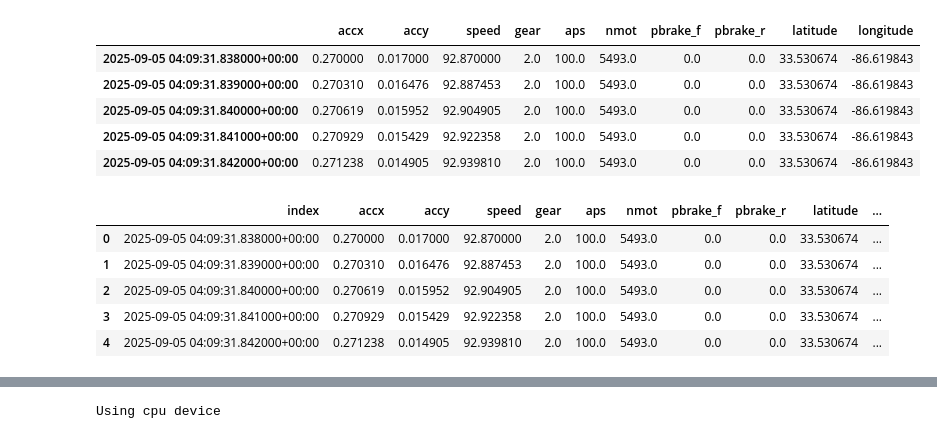
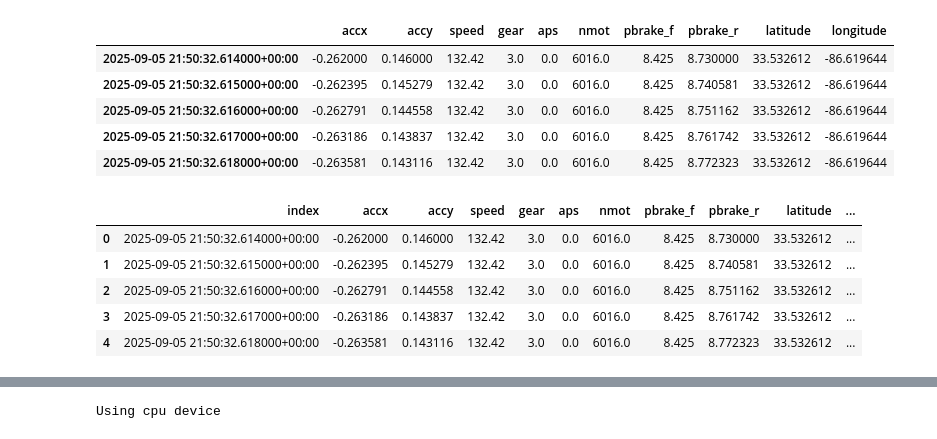
Before and after one commit to UBC-Solar/hack_the_track, a Jupyter notebook: backend/telemetry/data_optimiser_preprocessing.ipynb, the cells around one changed output, grey strips where cells are left out. Saved outputs shown, nothing was run; the diff lists cells and outputs as text; code cells hidden in the pictures.

```diff
--- a/backend/telemetry/data_optimiser_preprocessing.ipynb
+++ b/backend/telemetry/data_optimiser_preprocessing.ipynb
@@ -85,9 +85,9 @@ def combine_dfs_car(telemetry_names, common_index, all_dfs):
 # %%
 #gps data directly from csv file, data is
 import pandas as pd
-vehicle_id = "GR86-022-13"
+vehicle_id = "GR86-002-000"
 df_gps = pd.read_csv(r"C:\Users\sanar\PycharmProjects\hack_the_track\backend\R2_barber_telemetry_data.csv")
-df_gps = df_gps[df_gps['original_vehicle_id'] == "GR86-022-13"]
+df_gps = df_gps[df_gps['original_vehicle_id'] == "GR86-002-000"]
 df_lat = df_gps[df_gps['telemetry_name'] == "VBOX_Lat_Min"]
 df_long = df_gps[df_gps['telemetry_name'] == "VBOX_Long_Minutes"]
 # %%
@@ -139,3 +121,16 @@ df_lat_10s.tail()
+# %%
+#random car
+
+
+
+
+df_gps = pd.read_csv(r"C:\Users\sanar\PycharmProjects\hack_the_track\backend\R2_barber_telemetry_data.csv")
+df_gps = df_gps[df_gps['original_vehicle_id'] == "GR86-025-47"]
+df_lat = df_gps[df_gps['telemetry_name'] == "VBOX_Lat_Min"]
+df_long = df_gps[df_gps['telemetry_name'] == "VBOX_Long_Minutes"]
+# %%
+df_long_car47 = extract_10s(df_long, start_ts = "2025-09-05T21:51:21.487Z", ts_col="timestamp", sample_count=200)
+df_lat_car47 = extract_10s(df_lat, start_ts = "2025-09-05T21:51:21.487Z", ts_col = "timestamp", sample_count=200)
 # %%
 def data_each_car(db, vehicle_id):
     # ignoring ath for now
@@ -210,20 +213,20 @@ def extract_10s_flexible(df, start_ts, ts_col="timestamp", sample_count=None):
 
     return df_slice.reset_index(drop=False)
 # %%
-telemetry_list = data_each_car(db, "GR86-022-13")
-telemetry_list.append(df_lat)
-telemetry_list.append(df_long)
+telemetry_list = data_each_car(db, "GR86-025-47")
+telemetry_list.append(df_lat_car47)
+telemetry_list.append(df_long_car47)
 
 common_index, list_dfs = index(telemetry_list)
 
-final_df_car13 = combine_dfs_car(telemetry_names, common_index, list_dfs)
+final_df_car47 = combine_dfs_car(telemetry_names, common_index, list_dfs)
 # %%
-final_df_car13.head()
+final_df_car47.head()
 # %% [output]
 |  | accx | accy | speed | gear | aps | nmot | pbrake_f | pbrake_r | latitude | longitude |
-| 2025-09-05 04:09:31.838000+00:00 | 0.270000 | 0.017000 | 92.870000 | 2.0 | 100.0 | 5493.0 | 0.0 | 0.0 | 33.530674 | -86.619843 |
-| 2025-09-05 04:09:31.839000+00:00 | 0.270310 | 0.016476 | 92.887453 | 2.0 | 100.0 | 5493.0 | 0.0 | 0.0 | 33.530674 | -86.619843 |
-| 2025-09-05 04:09:31.840000+00:00 | 0.270619 | 0.015952 | 92.904905 | 2.0 | 100.0 | 5493.0 | 0.0 | 0.0 | 33.530674 | -86.619843 |
-| 2025-09-05 04:09:31.841000+00:00 | 0.270929 | 0.015429 | 92.922358 | 2.0 | 100.0 | 5493.0 | 0.0 | 0.0 | 33.530674 | -86.619843 |
-| 2025-09-05 04:09:31.842000+00:00 | 0.271238 | 0.014905 | 92.939810 | 2.0 | 100.0 | 5493.0 | 0.0 | 0.0 | 33.530674 | -86.619843 |
+| 2025-09-05 21:50:32.614000+00:00 | -0.262000 | 0.146000 | 132.42 | 3.0 | 0.0 | 6016.0 | 8.425 | 8.730000 | 33.532612 | -86.619644 |
+| 2025-09-05 21:50:32.615000+00:00 | -0.262395 | 0.145279 | 132.42 | 3.0 | 0.0 | 6016.0 | 8.425 | 8.740581 | 33.532612 | -86.619644 |
+| 2025-09-05 21:50:32.616000+00:00 | -0.262791 | 0.144558 | 132.42 | 3.0 | 0.0 | 6016.0 | 8.425 | 8.751162 | 33.532612 | -86.619644 |
+| 2025-09-05 21:50:32.617000+00:00 | -0.263186 | 0.143837 | 132.42 | 3.0 | 0.0 | 6016.0 | 8.425 | 8.761742 | 33.532612 | -86.619644 |
+| 2025-09-05 21:50:32.618000+00:00 | -0.263581 | 0.143116 | 132.42 | 3.0 | 0.0 | 6016.0 | 8.425 | 8.772323 | 33.532612 | -86.619644 |
 # %%
@@ -231,10 +234,10 @@ final_df_car13_10s = extract_10s_flexible(final_df_car13, "2025-09-05 04:09:31.8
 # %%
-final_df_car13_10s.head()
+final_df_car47_10s.head()
 # %% [output]
 |  | index | accx | accy | speed | gear | aps | nmot | pbrake_f | pbrake_r | latitude | ... |
-| 0 | 2025-09-05 04:09:31.838000+00:00 | 0.270000 | 0.017000 | 92.870000 | 2.0 | 100.0 | 5493.0 | 0.0 | 0.0 | 33.530674 | ... |
-| 1 | 2025-09-05 04:09:31.839000+00:00 | 0.270310 | 0.016476 | 92.887453 | 2.0 | 100.0 | 5493.0 | 0.0 | 0.0 | 33.530674 | ... |
-| 2 | 2025-09-05 04:09:31.840000+00:00 | 0.270619 | 0.015952 | 92.904905 | 2.0 | 100.0 | 5493.0 | 0.0 | 0.0 | 33.530674 | ... |
-| 3 | 2025-09-05 04:09:31.841000+00:00 | 0.270929 | 0.015429 | 92.922358 | 2.0 | 100.0 | 5493.0 | 0.0 | 0.0 | 33.530674 | ... |
-| 4 | 2025-09-05 04:09:31.842000+00:00 | 0.271238 | 0.014905 | 92.939810 | 2.0 | 100.0 | 5493.0 | 0.0 | 0.0 | 33.530674 | ... |
+| 0 | 2025-09-05 21:50:32.614000+00:00 | -0.262000 | 0.146000 | 132.42 | 3.0 | 0.0 | 6016.0 | 8.425 | 8.730000 | 33.532612 | ... |
+| 1 | 2025-09-05 21:50:32.615000+00:00 | -0.262395 | 0.145279 | 132.42 | 3.0 | 0.0 | 6016.0 | 8.425 | 8.740581 | 33.532612 | ... |
+| 2 | 2025-09-05 21:50:32.616000+00:00 | -0.262791 | 0.144558 | 132.42 | 3.0 | 0.0 | 6016.0 | 8.425 | 8.751162 | 33.532612 | ... |
+| 3 | 2025-09-05 21:50:32.617000+00:00 | -0.263186 | 0.143837 | 132.42 | 3.0 | 0.0 | 6016.0 | 8.425 | 8.761742 | 33.532612 | ... |
+| 4 | 2025-09-05 21:50:32.618000+00:00 | -0.263581 | 0.143116 | 132.42 | 3.0 | 0.0 | 6016.0 | 8.425 | 8.772323 | 33.532612 | ... |
 # %%
```
Also changed, not shown: parts of 15 cells of this notebook, 2 other files.
